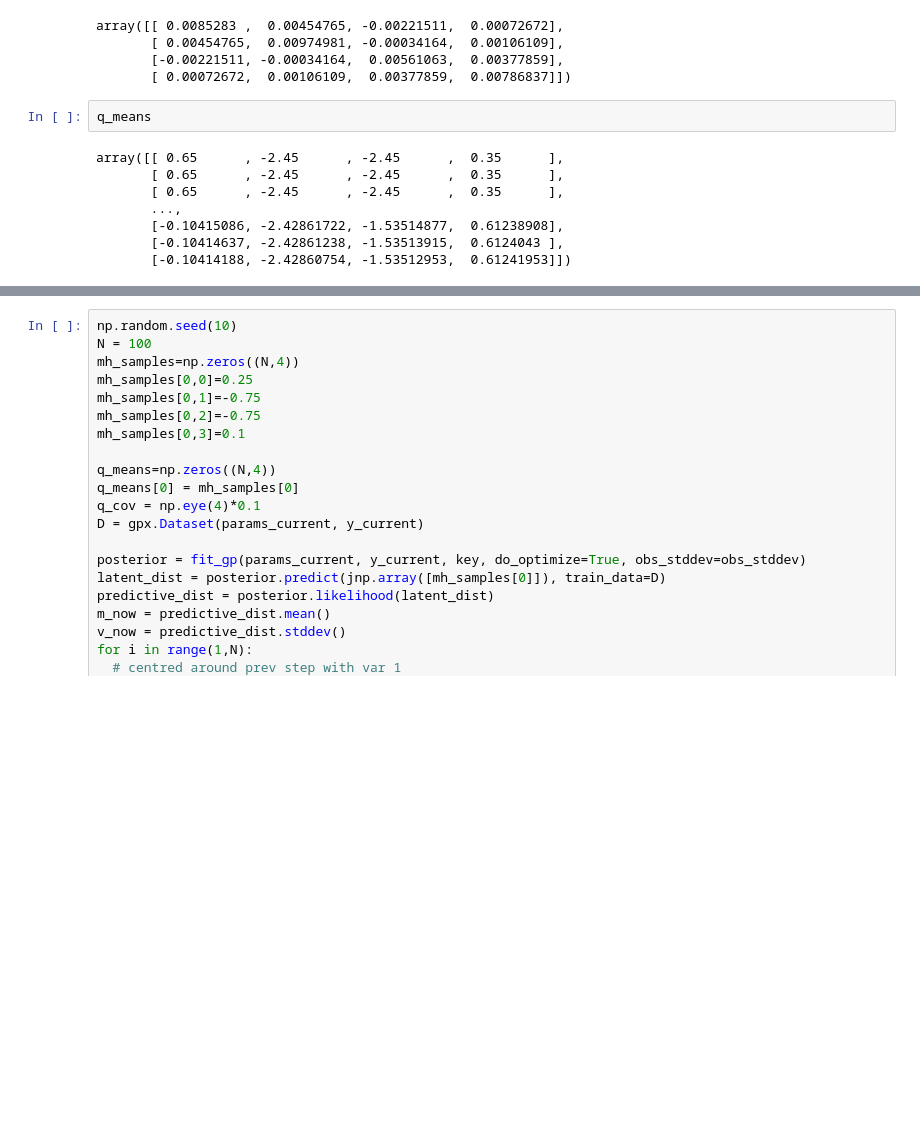
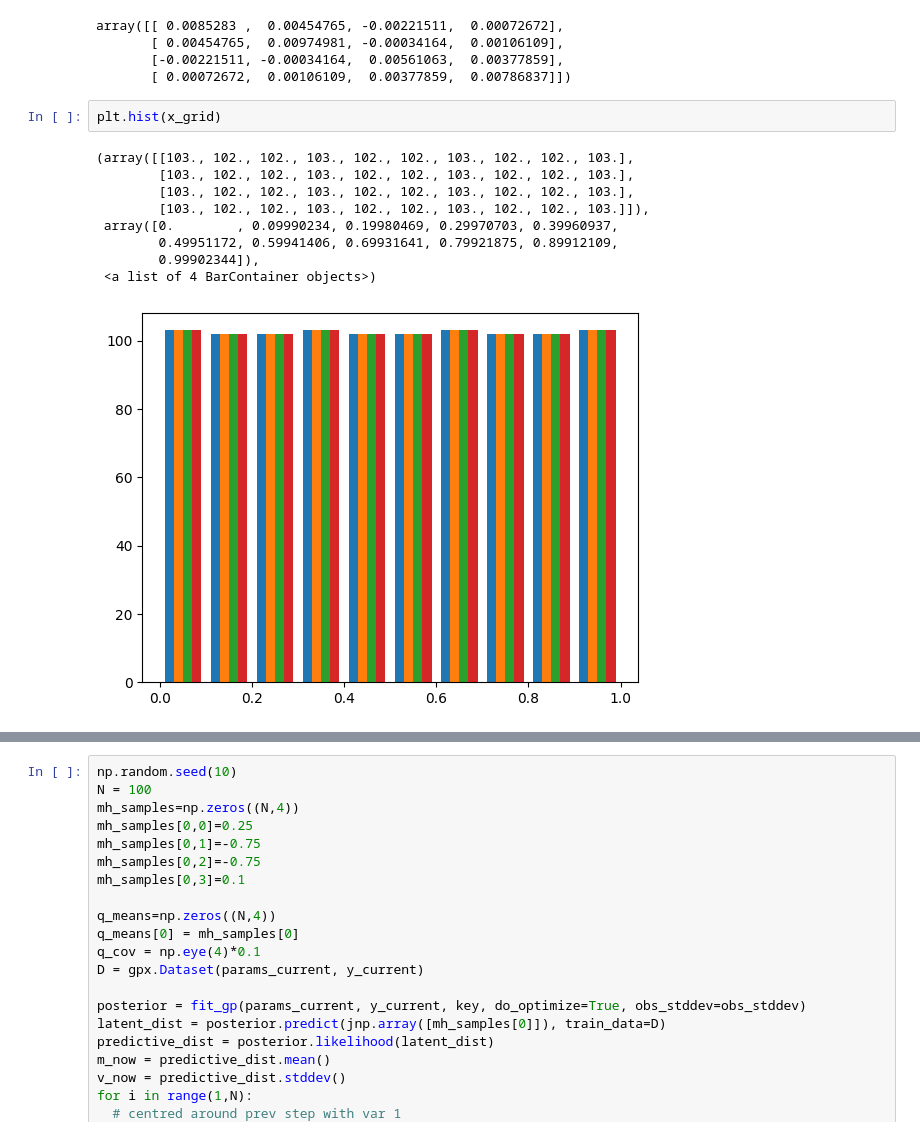
Before and after one commit to jojoroy/MScDis, a Jupyter notebook: GPMH_penalty.ipynb, the cells around one changed output, grey strips where cells are left out. Drawn from its saved outputs; the diff is of its cells as text; blank space fills up the shorter version.

```diff
--- a/GPMH_penalty.ipynb
+++ b/GPMH_penalty.ipynb
@@ -1537,16 +1544,18 @@ array([[ 0.0085283 ,  0.00454765, -0.00221511,  0.00072672],
        [ 0.00454765,  0.00974981, -0.00034164,  0.00106109],
        [-0.00221511, -0.00034164,  0.00561063,  0.00377859],
        [ 0.00072672,  0.00106109,  0.00377859,  0.00786837]])
-# %%
-q_means
-# %% [output]
-array([[ 0.65      , -2.45      , -2.45      ,  0.35      ],
-       [ 0.65      , -2.45      , -2.45      ,  0.35      ],
-       [ 0.65      , -2.45      , -2.45      ,  0.35      ],
-       ...,
-       [-0.10415086, -2.42861722, -1.53514877,  0.61238908],
-       [-0.10414637, -2.42861238, -1.53513915,  0.6124043 ],
-       [-0.10414188, -2.42860754, -1.53512953,  0.61241953]])
+# %%
+plt.hist(x_grid)
+# %% [output]
+(array([[103., 102., 102., 103., 102., 102., 103., 102., 102., 103.],
+        [103., 102., 102., 103., 102., 102., 103., 102., 102., 103.],
+        [103., 102., 102., 103., 102., 102., 103., 102., 102., 103.],
+        [103., 102., 102., 103., 102., 102., 103., 102., 102., 103.]]),
+ array([0.        , 0.09990234, 0.19980469, 0.29970703, 0.39960937,
+        0.49951172, 0.59941406, 0.69931641, 0.79921875, 0.89912109,
+        0.99902344]),
+ <a list of 4 BarContainer objects>)
+[figure, added]
 # %%
 plt.figure(figsize=(10, 5))
 for i, param in enumerate(['alpha', 'beta', 'delta', 'gamma']):
```
Also changed, not shown: parts of 8 cells of this notebook.
